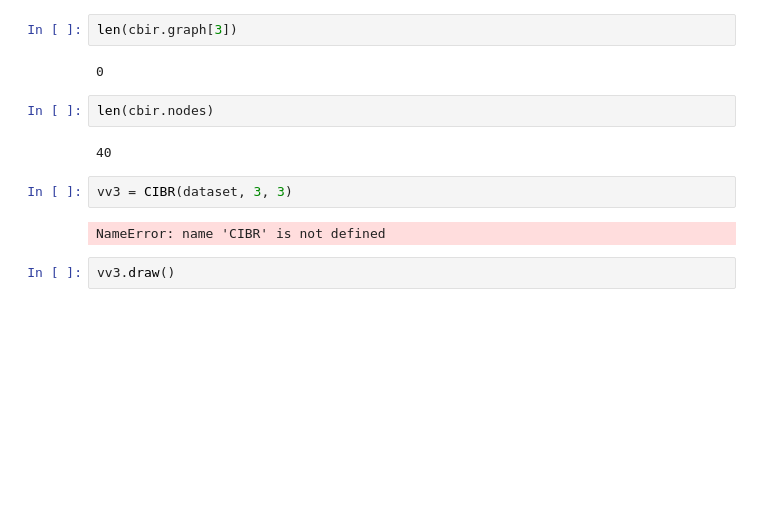
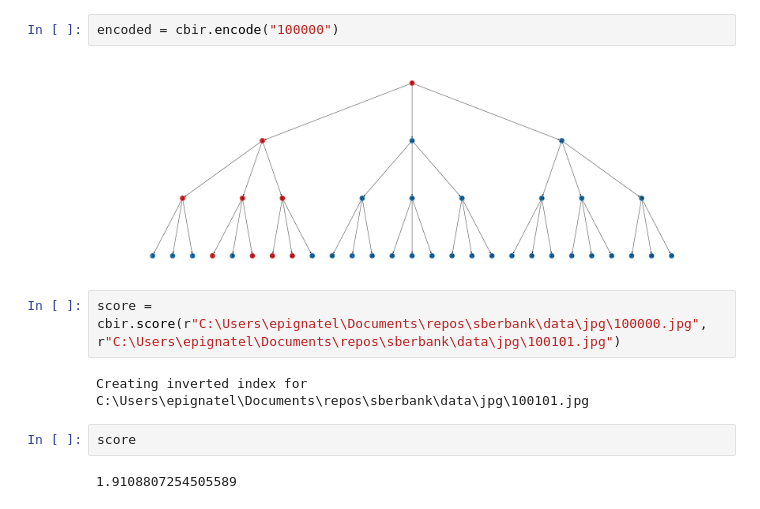
Before and after one commit to epignatelli/scalable-recognition-with-a-vocabulary-tree, a Jupyter notebook: VV3.ipynb, the cells around one changed output. Cells and saved outputs as stored; diff of their text form; blank space fills up the shorter version.

Commit message:
habemus score

```diff
--- a/VV3.ipynb
+++ b/VV3.ipynb
@@ -37,14 +23,12 @@ for i in cbir.graph[2]:
-# %%
-len(cbir.graph[3])
-# %% [output]
-0
-# %%
-len(cbir.nodes)
-# %% [output]
-40
-# %%
-vv3 = CIBR(dataset, 3, 3)
-# %% [output]
-NameError: name 'CIBR' is not defined
-# %%
-vv3.draw()
+# %%
+encoded = cbir.encode("100000")
+# %% [output]
+[figure, added]
+# %%
+score = cbir.score(r"C:\Users\epignatel\Documents\repos\sberbank\data\jpg\100000.jpg", r"C:\Users\epignatel\Documents\repos\sberbank\data\jpg\100101.jpg")
+# %% [output]
+Creating inverted index for C:\Users\epignatel\Documents\repos\sberbank\data\jpg\100101.jpg
+# %%
+score
+# %% [output]
+1.9108807254505589
```
Also changed, not shown: parts of 7 cells of this notebook, 1 other file.
